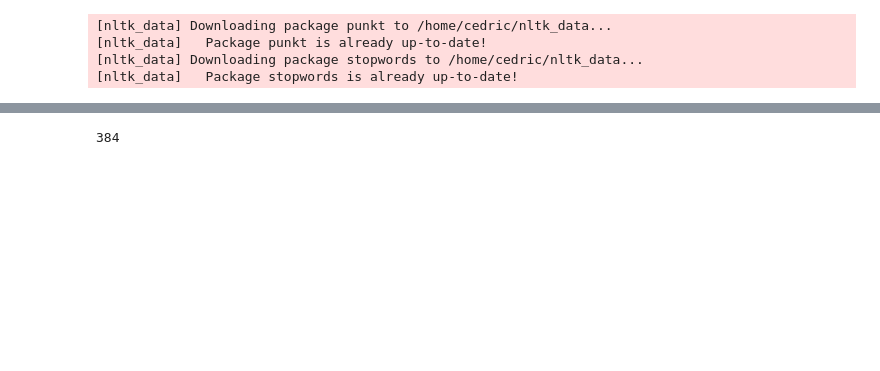
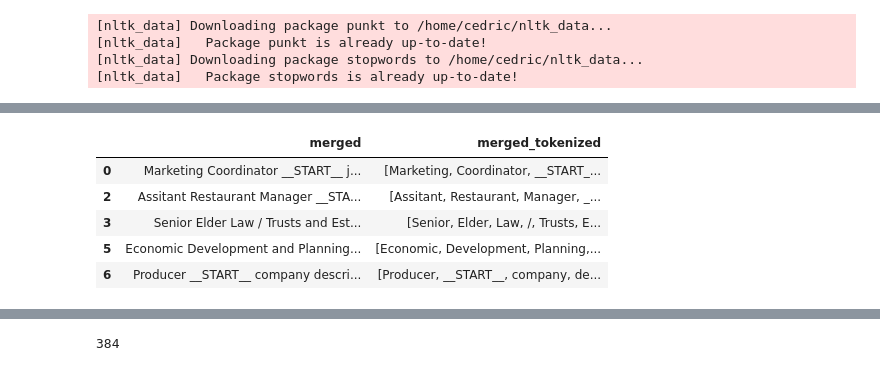
Before and after one commit to gabcal07/NLP_Linkedin_offers, a Jupyter notebook: models/src/generation/neural_network.ipynb, the cells around one changed output, grey strips where cells are left out. Cells and saved outputs as stored; diff of their text form; code cells hidden in the pictures; blank space fills up the shorter version.

```diff
--- a/models/src/generation/neural_network.ipynb
+++ b/models/src/generation/neural_network.ipynb
@@ -136,0 +122,10 @@ df.head()
+# %%
+tokenized_df = tokenize_data_frame(df, ["merged"], method="nltk", remove_stopwords=True)
+tokenized_df.head()
+# %% [output]
+|  | merged | merged_tokenized |
+| 0 | Marketing Coordinator __START__ j... | [Marketing, Coordinator, __START_... |
+| 2 | Assitant Restaurant Manager __STA... | [Assitant, Restaurant, Manager, _... |
+| 3 | Senior Elder Law / Trusts and Est... | [Senior, Elder, Law, /, Trusts, E... |
+| 5 | Economic Development and Planning... | [Economic, Development, Planning,... |
+| 6 | Producer __START__ company descri... | [Producer, __START__, company, de... |
```
Also changed, not shown: parts of 50 cells of this notebook, 2 other files.
